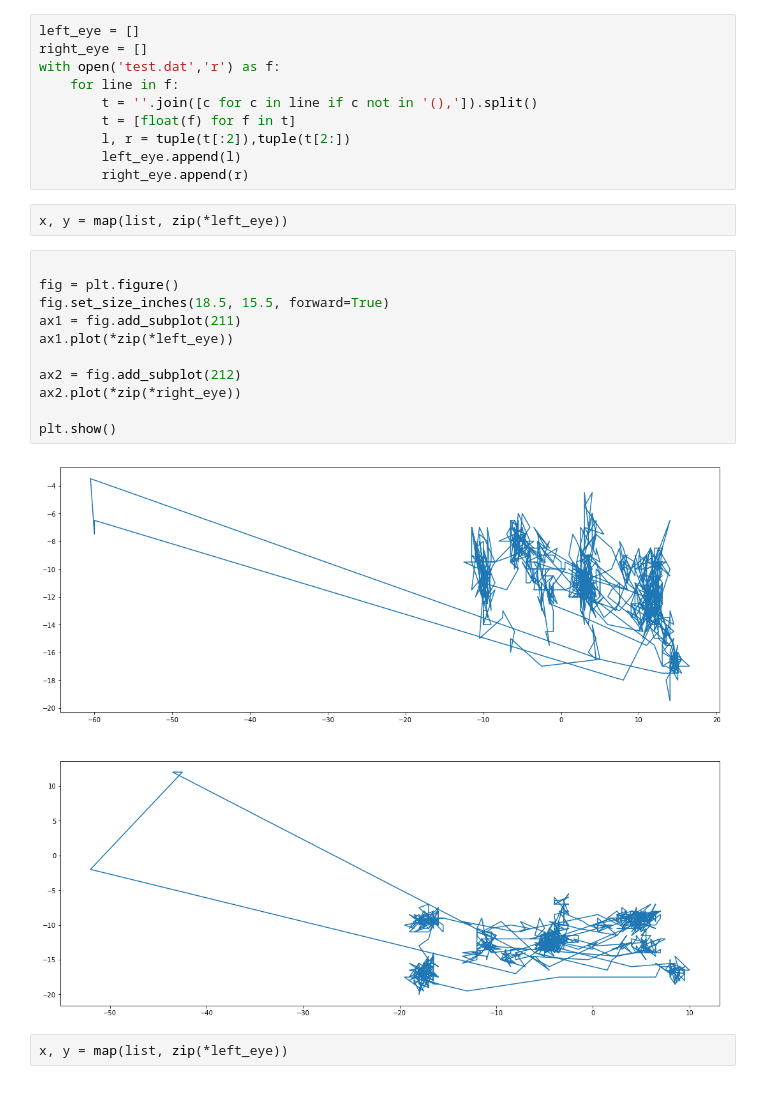
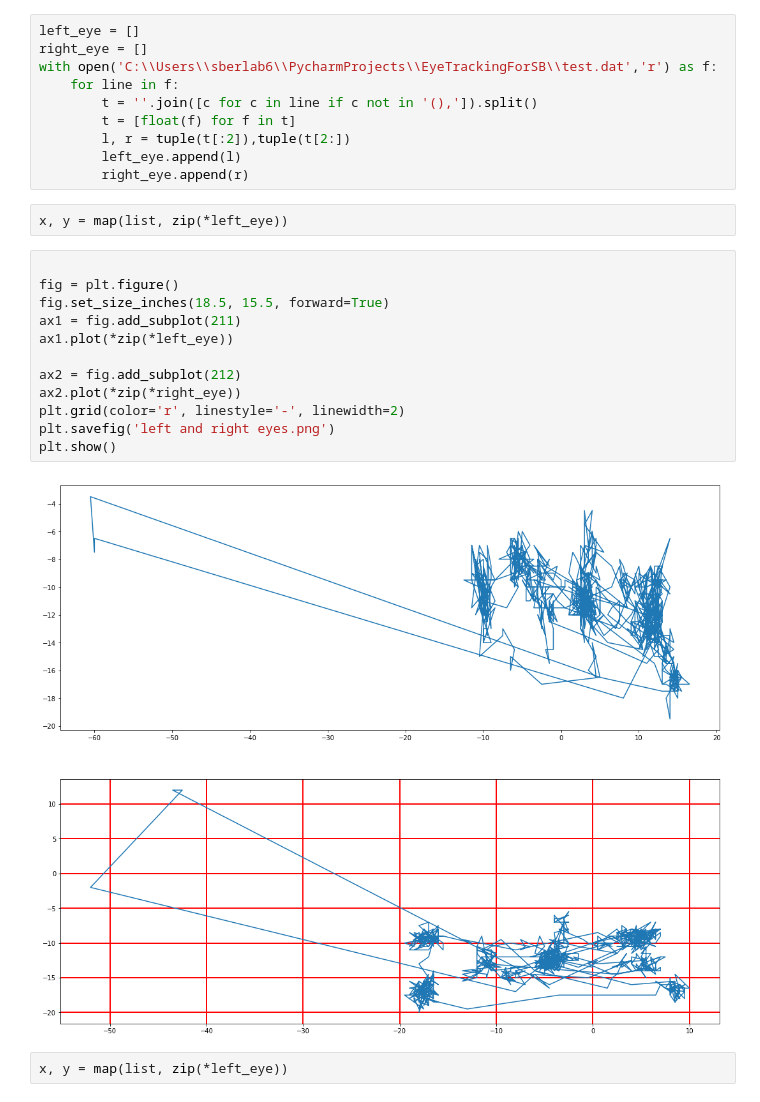
Before and after one commit to Rompil/EyeTrackingForSB, a Jupyter notebook: Untitled-Copy1.ipynb, the cells around one changed output. Saved outputs shown, nothing was run; the diff lists cells and outputs as text.

```diff
--- a/Untitled-Copy1.ipynb
+++ b/Untitled-Copy1.ipynb
@@ -6,7 +6,7 @@ import numpy as np
 # %%
 left_eye = []
 right_eye = []
-with open('test.dat','r') as f:
+with open('C:\\Users\\sberlab6\\PycharmProjects\\EyeTrackingForSB\\test.dat','r') as f:
     for line in f:
         t = ''.join([c for c in line if c not in '(),']).split()
         t = [float(f) for f in t]
@@ -18,16 +18,17 @@ x, y = map(list, zip(*left_eye))
 # %%
 
 fig = plt.figure()
 fig.set_size_inches(18.5, 15.5, forward=True)
 ax1 = fig.add_subplot(211)
 ax1.plot(*zip(*left_eye))
 
 ax2 = fig.add_subplot(212)
 ax2.plot(*zip(*right_eye))
-
+plt.grid(color='r', linestyle='-', linewidth=2)
+plt.savefig('left and right eyes.png')
 plt.show()
 # %% [output]
-[figure, old version]
+[figure, new version]
 # %%
 x, y = map(list, zip(*left_eye))
 # %%
```
Also changed, not shown: parts of 2 cells of this notebook, 1 other file.
